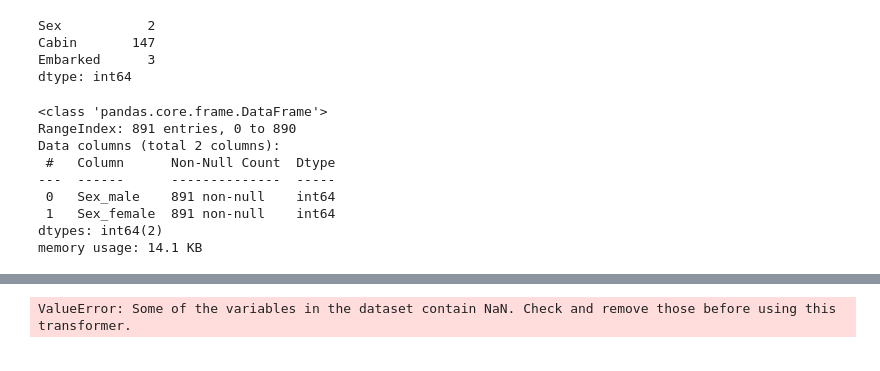
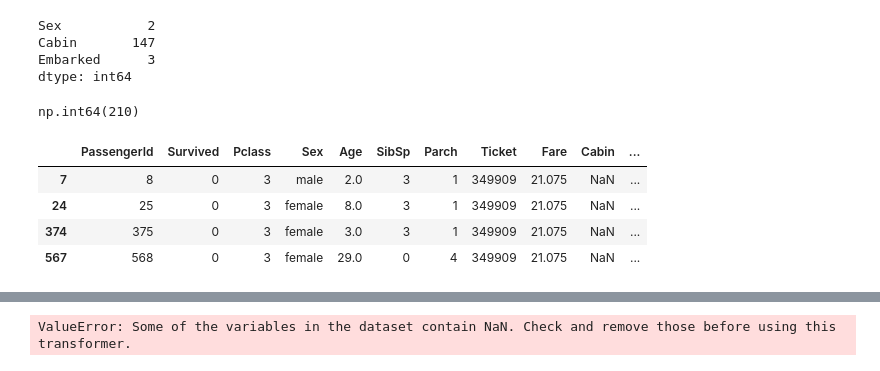
Before and after one commit to rina-bm/ML_journey, a Jupyter notebook: learning/month_01_classic_ml/week_01_classification/day_02_preprocessing/main.ipynb, the cells around one changed output, grey strips where cells are left out. Saved outputs shown, nothing was run; the diff lists cells and outputs as text; code cells hidden in the pictures.

```diff
--- a/learning/month_01_classic_ml/week_01_classification/day_02_preprocessing/main.ipynb
+++ b/learning/month_01_classic_ml/week_01_classification/day_02_preprocessing/main.ipynb
@@ -123,13 +152,21 @@ Cabin       147
 Embarked      3
 dtype: int64
 # %%
+df_train[df_train['Ticket'].duplicated()]
+df_train['Ticket'].duplicated().sum()
 # %% [output]
-<class 'pandas.core.frame.DataFrame'>
-RangeIndex: 891 entries, 0 to 890
-Data columns (total 2 columns):
- #   Column      Non-Null Count  Dtype
----  ------      --------------  -----
- 0   Sex_male    891 non-null    int64
- 1   Sex_female  891 non-null    int64
-dtypes: int64(2)
-memory usage: 14.1 KB
+np.int64(210)
+# %%
+def get_cabin(tiket, cabin):
+    arr_pass = ['',0] for _ in range(211)]
+    for index, (val_t, val_c) in enumerate(zip(tiket, cabin)):
+        if val_t not in arr_pass:
+            arr_pass[val_t][0] =
+
+df_train[df_train['Ticket'] == '349909']
+# %% [output]
+|  | PassengerId | Survived | Pclass | Sex | Age | SibSp | Parch | Ticket | Fare | Cabin | ... |
+| 7 | 8 | 0 | 3 | male | 2.0 | 3 | 1 | 349909 | 21.075 | NaN | ... |
+| 24 | 25 | 0 | 3 | female | 8.0 | 3 | 1 | 349909 | 21.075 | NaN | ... |
+| 374 | 375 | 0 | 3 | female | 3.0 | 3 | 1 | 349909 | 21.075 | NaN | ... |
+| 567 | 568 | 0 | 3 | female | 29.0 | 0 | 4 | 349909 | 21.075 | NaN | ... |
```
Also changed, not shown: parts of 4 cells of this notebook.
